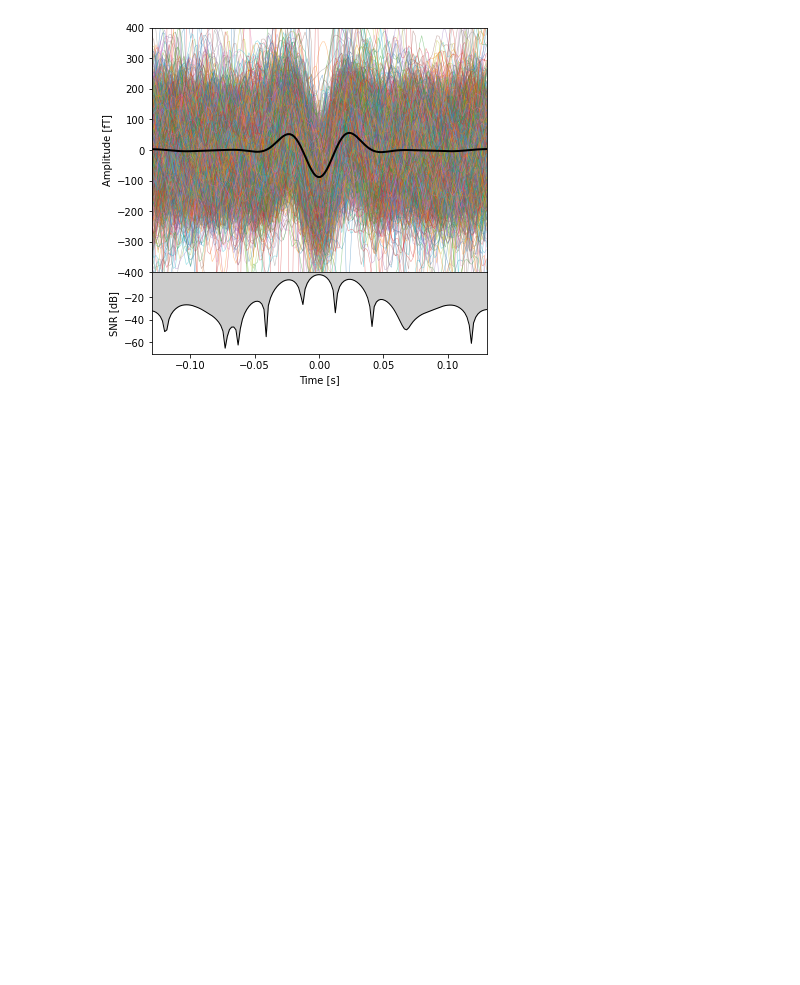
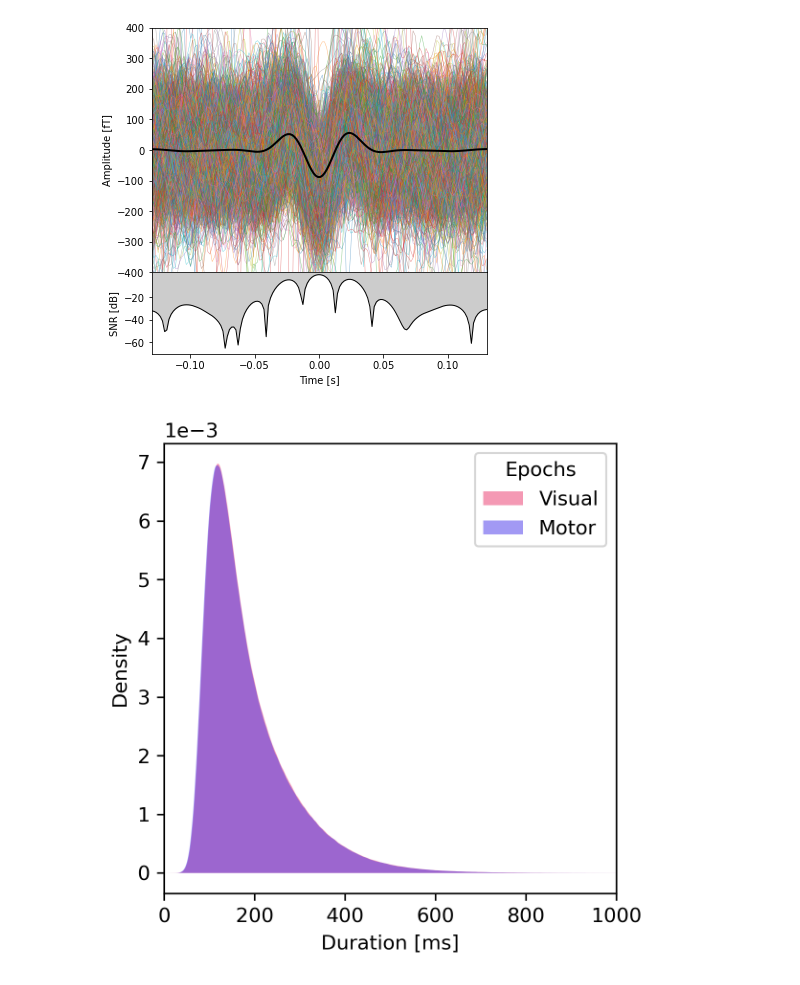
Before and after one commit to maciekszul/DANC_beta_burst_PC_analysis, a Jupyter notebook: analysis_03_FIGURE_2.ipynb, the cells around one changed output. Saved outputs shown, nothing was run; the diff lists cells and outputs as text; code cells hidden in the pictures; blank space fills up the shorter version.

```diff
--- a/analysis_03_FIGURE_2.ipynb
+++ b/analysis_03_FIGURE_2.ipynb
@@ -308,3 +310,28 @@ ax1.set_yticks([-20, -40, -60])
 plt.savefig("/scratch/BURST_PAPER/FIGURE_2_waveform_snr.svg")
 # %% [output]
 [figure]
+# %%
+features = "/home/mszul/datasets/explicit_implicit_beta/derivatives/PCA_results/burst_features_sensors.csv"
+columns_dict = pd.read_csv(features)
+# %%
+cw_m = "#4634eb"
+cw_v = "#eb346b"
+
+f, ax = plt.subplots(1, 1, figsize=(4, 4), dpi=300)
+
+kde_vis = sm.nonparametric.KDEUnivariate(columns_dict.loc[columns_dict.trial_type == "vis"].fwhm_time.values*1e3)
+kde_vis.fit(bw=2.9)
+kde_mot = sm.nonparametric.KDEUnivariate(columns_dict.loc[columns_dict.trial_type == "mot"].fwhm_time.values*1e3)
+kde_mot.fit(bw=2.9)
+
+ax.fill_between(kde_vis.support, 0, kde_vis.density, lw=0, color=cw_v, label="Visual", alpha=0.5, rasterized=True)
+ax.fill_between(kde_mot.support, 0, kde_mot.density, lw=0, color=cw_m, label="Motor", alpha=0.5, rasterized=True)
+ax.set_xlim(0, 1000)
+ax.legend(title="Epochs")
+ax.ticklabel_format(axis="y", style="sci", scilimits=(10, 3))
+ax.set_ylabel("Density")
+ax.set_xlabel("Duration [ms]")
+plt.tight_layout()
+plt.savefig("/home/mszul/datasets/explicit_implicit_beta/derivatives/PCA_results/images/FIGURE_2_burst_duration_kde.svg")
+# %% [output]
+[figure, added]
```
Also changed, not shown: parts of 4 cells of this notebook, 17 other files.
